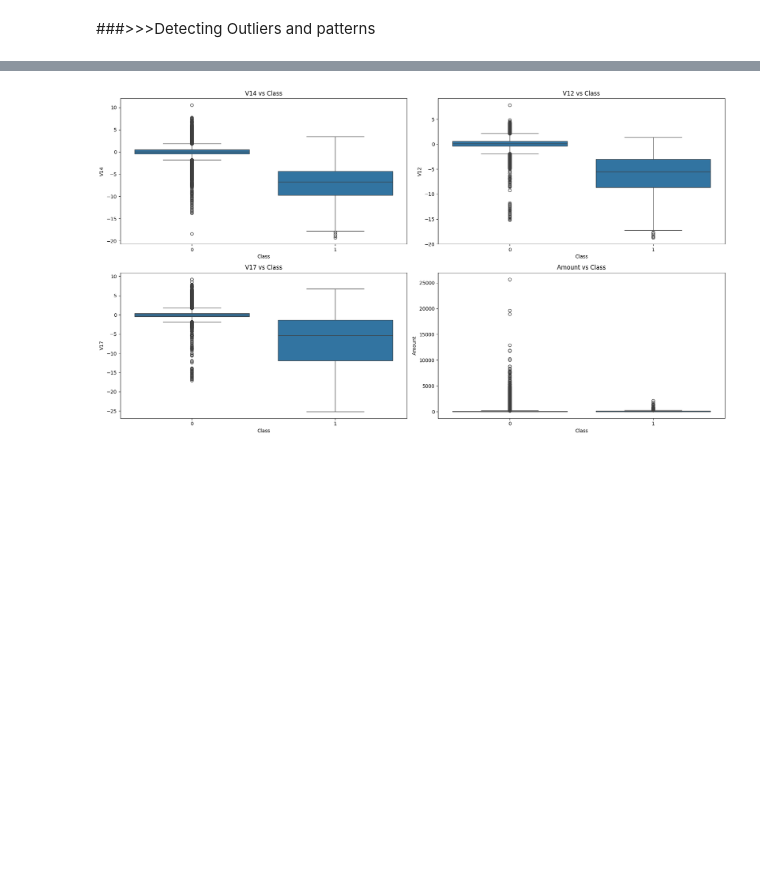
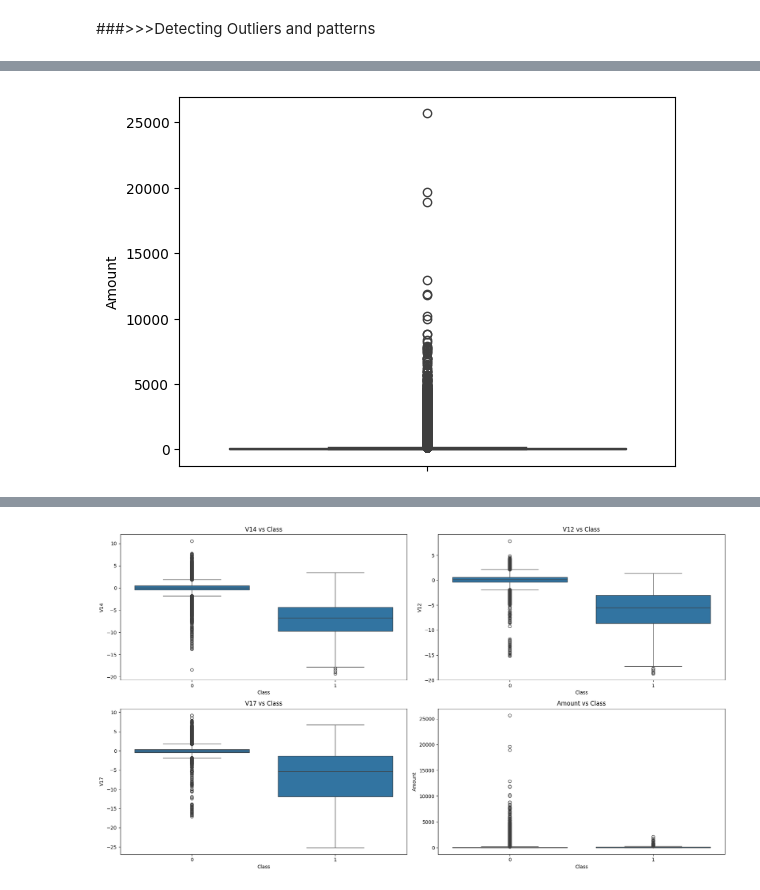
Before and after one commit to KrisDA-1/ML.Fraud_Detection, a Jupyter notebook: ML_FinalAssessment.ipynb, the cells around one changed output, grey strips where cells are left out. Saved outputs shown, nothing was run; the diff lists cells and outputs as text; code cells hidden in the pictures; blank space fills up the shorter version.

```diff
--- a/ML_FinalAssessment.ipynb
+++ b/ML_FinalAssessment.ipynb
@@ -262,0 +274,6 @@ Name: Class, dtype: float64
+# %%
+#Visually inspecting a feature.
+sns.boxplot(y=df['Amount'])
+plt.show()
+# %% [output]
+[figure, added]
```
Also changed, not shown: parts of 13 cells of this notebook.
